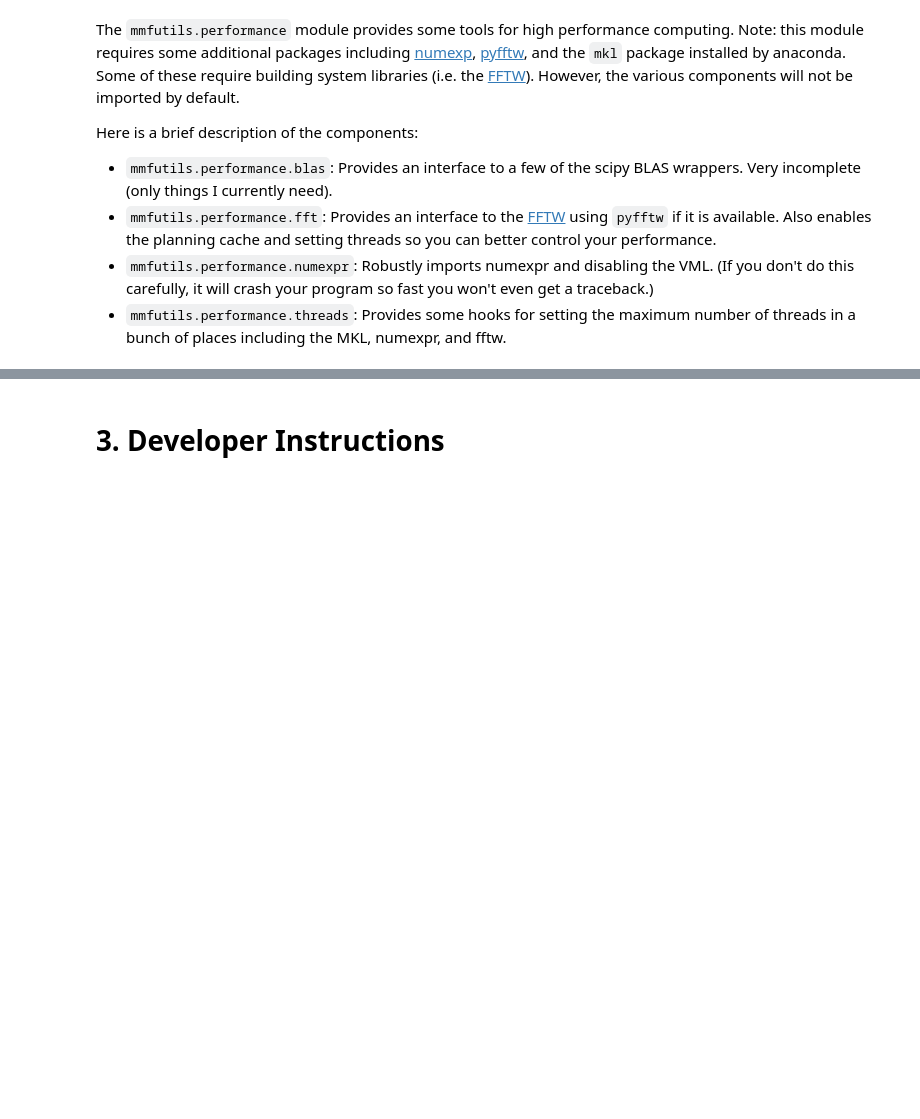
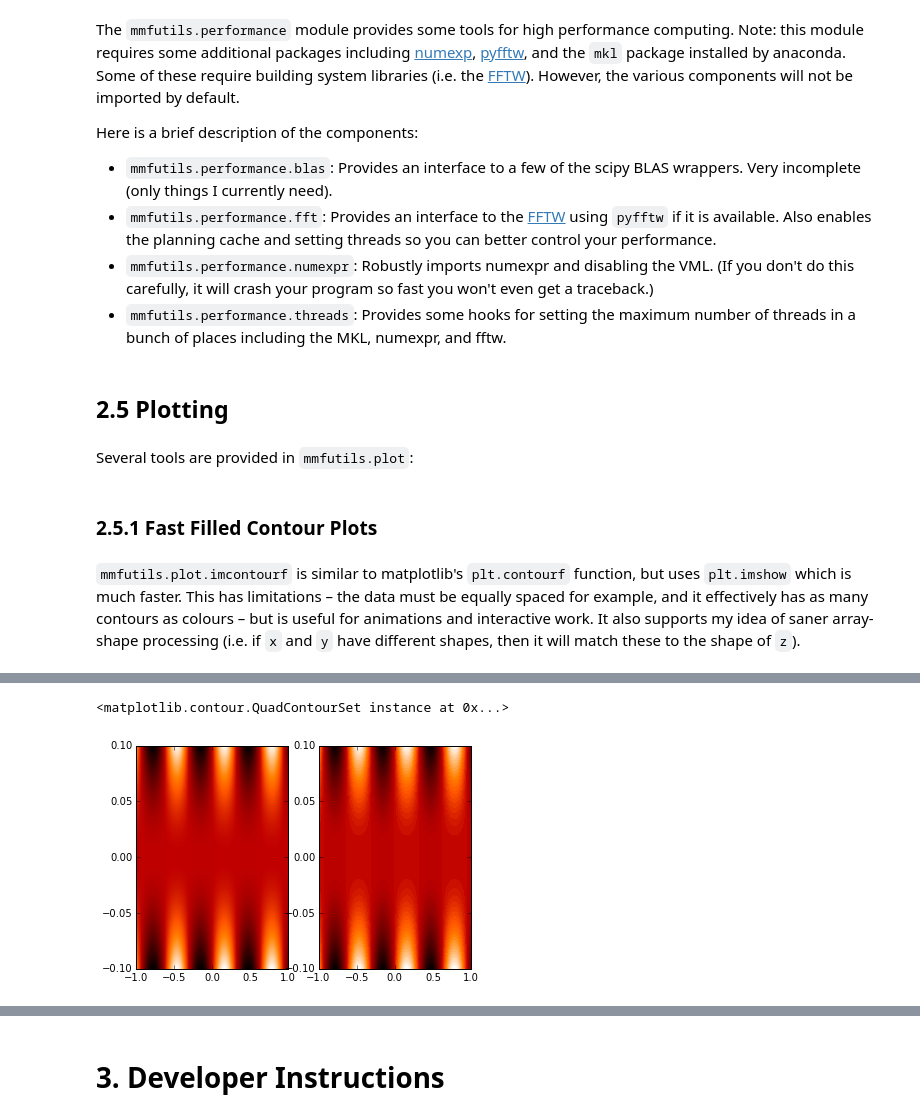
Before and after one commit to mforbes/mmfutils, a Jupyter notebook: doc/README.ipynb, the cells around one changed output, grey strips where cells are left out. Cells and saved outputs as stored; diff of their text form; code cells hidden in the pictures; blank space fills up the shorter version.

Commit message:
ENH: Added plotting features. Started branch 0.4.5 - Added viridis colormap - Added angular plotting tools. - Demonstrated these in README

```diff
--- a/doc/README.ipynb
+++ b/doc/README.ipynb
@@ -353,3 +369,25 @@ Here is a brief description of the components:
 * ``mmfutils.performance.fft``: Provides an interface to the [FFTW](http://www.fftw.org) using ``pyfftw`` if it is available.  Also enables the planning cache and setting threads so you can better control your performance.
 * ``mmfutils.performance.numexpr``: Robustly imports numexpr and disabling the VML.  (If you don't do this carefully, it will crash your program so fast you won't even get a traceback.)
 * ``mmfutils.performance.threads``: Provides some hooks for setting the maximum number of threads in a bunch of places including the MKL, numexpr, and fftw.
+# %% [markdown]
+## 2.5 Plotting
+# %% [markdown]
+Several tools are provided in `mmfutils.plot`:
+# %% [markdown]
+### 2.5.1 Fast Filled Contour Plots
+# %% [markdown]
+`mmfutils.plot.imcontourf` is similar to matplotlib's `plt.contourf` function, but uses `plt.imshow` which is much faster.  This has limitations – the data must be equally spaced for example, and it effectively has as many contours as colours – but is useful for animations and interactive work.  It also supports my idea of saner array-shape processing (i.e. if `x` and `y` have different shapes, then it will match these to the shape of `z`).
+# %%
+%matplotlib inline
+from matplotlib import pyplot as plt
+import time
+import numpy as np
+from mmfutils import plot as mmfplt
+x = np.linspace(-1, 1, 100)[:, None]
+y = np.linspace(-0.1, 0.1, 200)[None, :]
+z = np.sin(10*x)*y**2
+plt.subplot(121)
+%time mmfplt.imcontourf(x, y, z)
+plt.subplot(122)
+%time plt.contourf(x.ravel(), y.ravel(), z.T, 50, cmap='gist_heat')
+# %% [output]
@@ -355,0 +398,2 @@ Here is a brief description of the components:
+<matplotlib.contour.QuadContourSet instance at 0x...>
+[figure, added]
```
Also changed, not shown: parts of 11 cells of this notebook, 8 other files.
